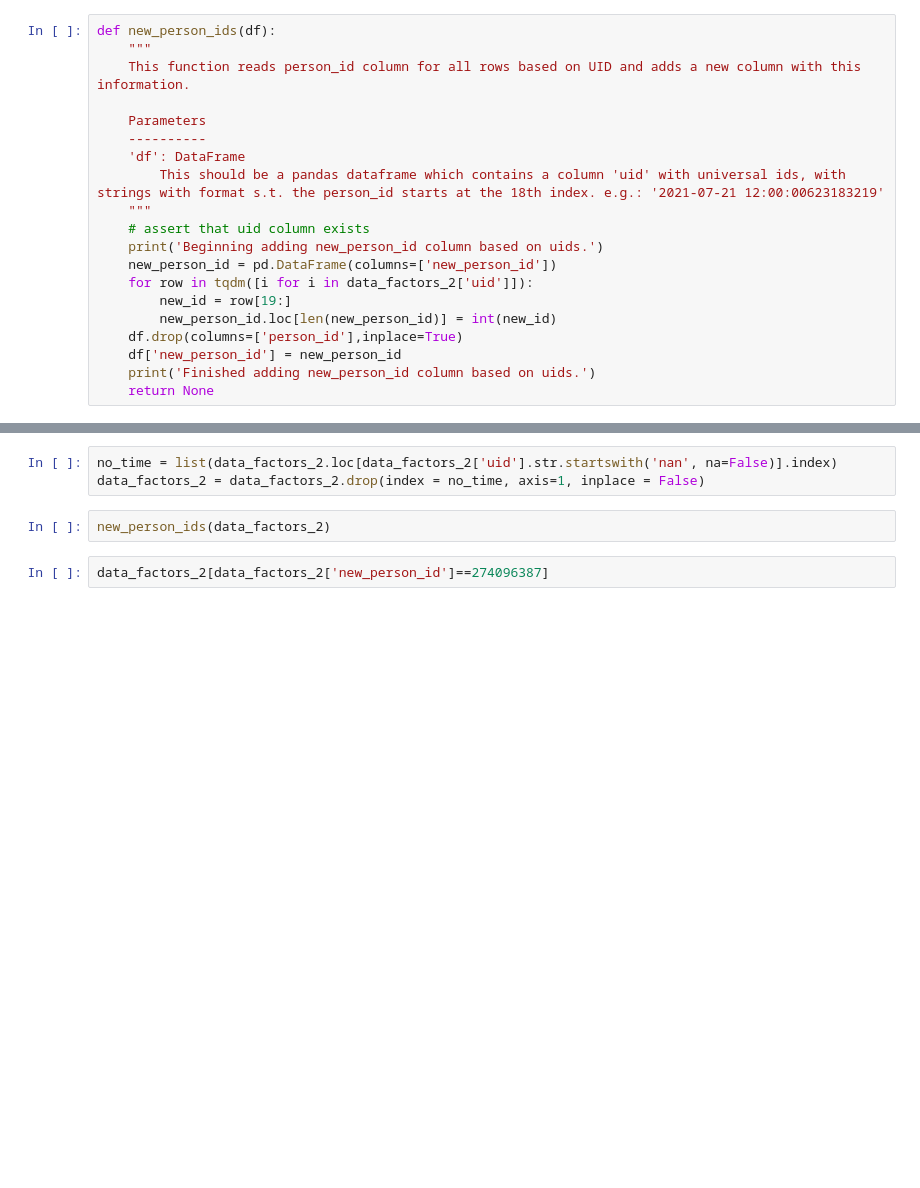
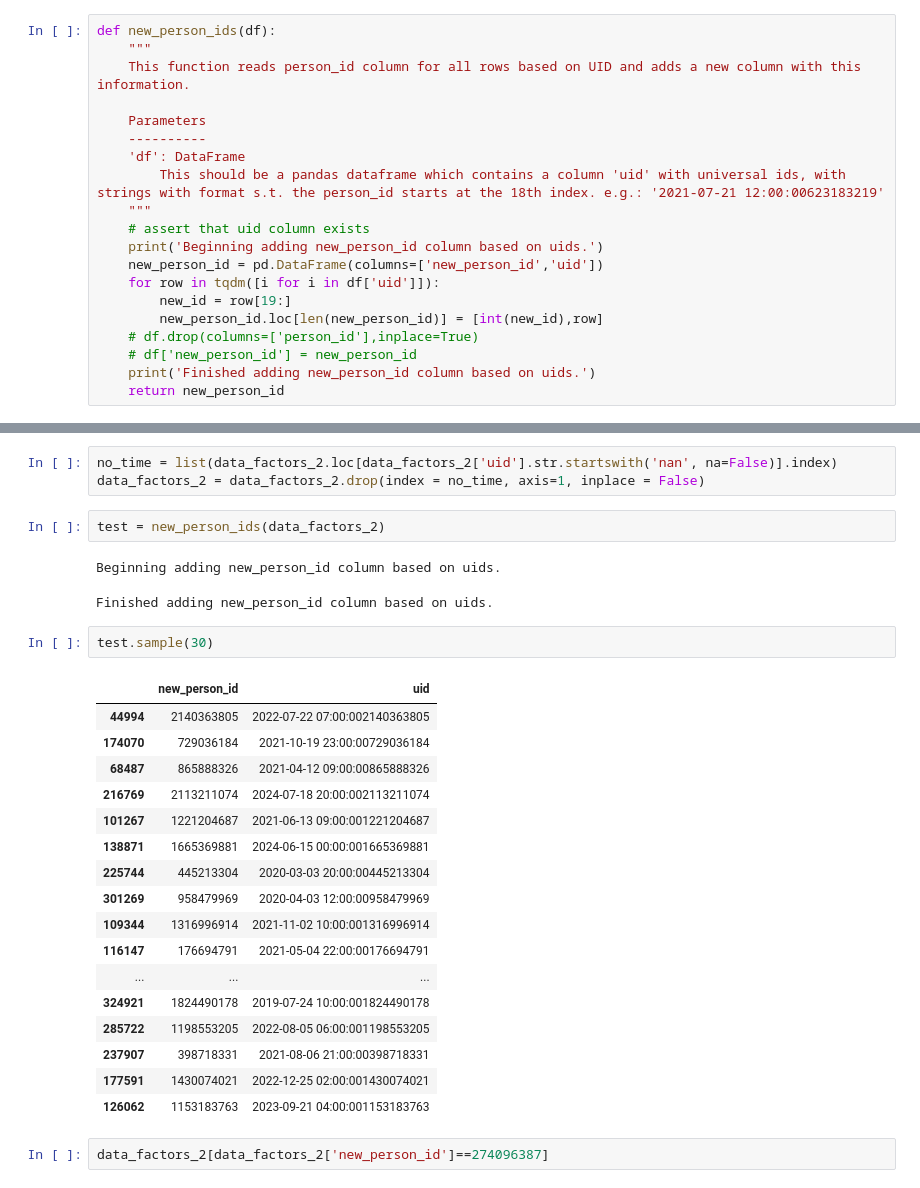
Before and after one commit to carseys/pediatric-sepsis-ml-kaggle, a Jupyter notebook: sepsis-data-preprocessing.ipynb, the cells around one changed output, grey strips where cells are left out. Drawn from its saved outputs; the diff is of its cells as text; blank space fills up the shorter version.

```diff
--- a/sepsis-data-preprocessing.ipynb
+++ b/sepsis-data-preprocessing.ipynb
@@ -545,11 +545,11 @@ def new_person_ids(df):
     """
     # assert that uid column exists
     print('Beginning adding new_person_id column based on uids.')
-    new_person_id = pd.DataFrame(columns=['new_person_id'])
-    for row in tqdm([i for i in data_factors_2['uid']]):
+    new_person_id = pd.DataFrame(columns=['new_person_id','uid'])
+    for row in tqdm([i for i in df['uid']]):
         new_id = row[19:]
-        new_person_id.loc[len(new_person_id)] = int(new_id)
-    df.drop(columns=['person_id'],inplace=True)
-    df['new_person_id'] = new_person_id
+        new_person_id.loc[len(new_person_id)] = [int(new_id),row]
+    # df.drop(columns=['person_id'],inplace=True)
+    # df['new_person_id'] = new_person_id
     print('Finished adding new_person_id column based on uids.')
-    return None
+    return new_person_id
@@ -568,8 +567,31 @@ data_factors_2['uid'][3][19:]
 # %%
 no_time = list(data_factors_2.loc[data_factors_2['uid'].str.startswith('nan', na=False)].index)
 data_factors_2 = data_factors_2.drop(index = no_time, axis=1, inplace = False)
-# %%
-new_person_ids(data_factors_2)
+# %%
+test = new_person_ids(data_factors_2)
+# %% [output]
+Beginning adding new_person_id column based on uids.
+Finished adding new_person_id column based on uids.
+# %%
+test.sample(30)
+# %% [output]
+|  | new_person_id | uid |
+| 44994 | 2140363805 | 2022-07-22 07:00:002140363805 |
+| 174070 | 729036184 | 2021-10-19 23:00:00729036184 |
+| 68487 | 865888326 | 2021-04-12 09:00:00865888326 |
+| 216769 | 2113211074 | 2024-07-18 20:00:002113211074 |
+| 101267 | 1221204687 | 2021-06-13 09:00:001221204687 |
+| 138871 | 1665369881 | 2024-06-15 00:00:001665369881 |
+| 225744 | 445213304 | 2020-03-03 20:00:00445213304 |
+| 301269 | 958479969 | 2020-04-03 12:00:00958479969 |
+| 109344 | 1316996914 | 2021-11-02 10:00:001316996914 |
+| 116147 | 176694791 | 2021-05-04 22:00:00176694791 |
+| ... | ... | ... |
+| 324921 | 1824490178 | 2019-07-24 10:00:001824490178 |
+| 285722 | 1198553205 | 2022-08-05 06:00:001198553205 |
+| 237907 | 398718331 | 2021-08-06 21:00:00398718331 |
+| 177591 | 1430074021 | 2022-12-25 02:00:001430074021 |
+| 126062 | 1153183763 | 2023-09-21 04:00:001153183763 |
 # %%
 data_factors_2[data_factors_2['new_person_id']==274096387]
 # %% [output]
```
Also changed, not shown: parts of 5 cells of this notebook.
